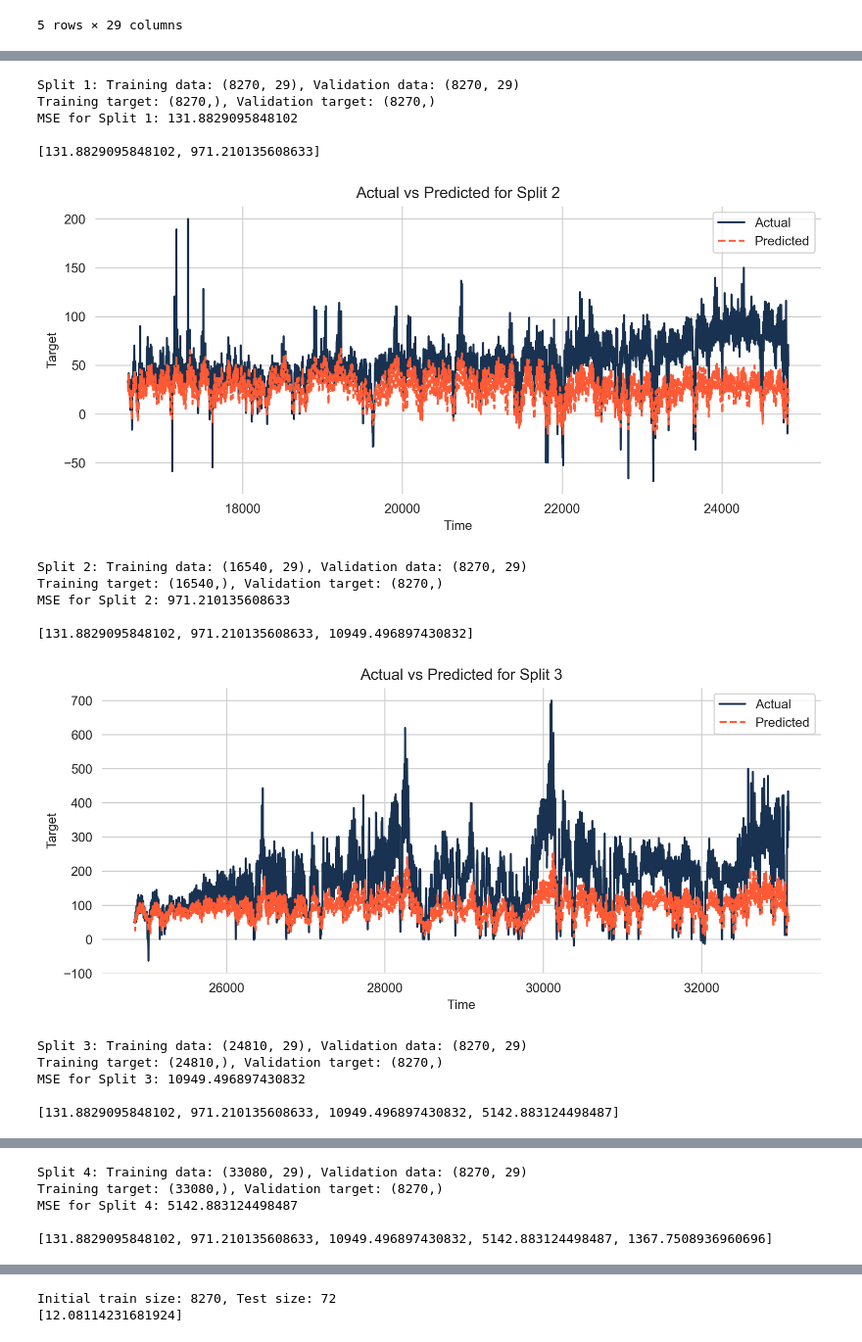
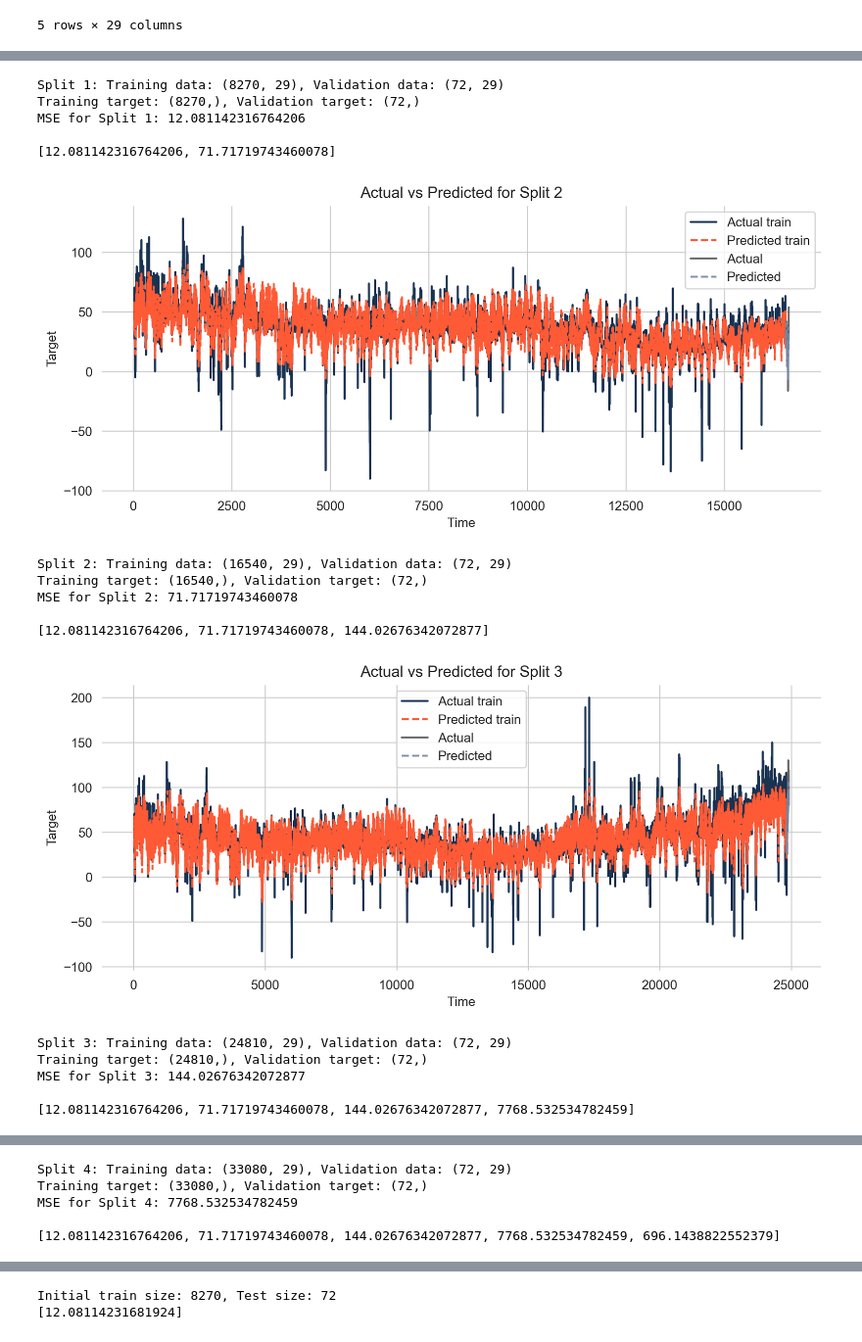
Before and after one commit to rouven-pampus/capstone_project, a Jupyter notebook: notebooks/model_linear_regression.ipynb, the cells around one changed output, grey strips where cells are left out. Shown at 98% size. Saved outputs shown, nothing was run; the diff lists cells and outputs as text; code cells hidden in the pictures.

Commit message:
better lin_regression, check stationarity

```diff
--- a/notebooks/model_linear_regression.ipynb
+++ b/notebooks/model_linear_regression.ipynb
@@ -143,10 +128,12 @@ test_size = int(len(X) / (n_splits + 1))
 print(test_size)
 splits = []
 mse_scores = []
+mse_score_graph = []
+
 
 for i in range(n_splits):
     train_end = (i + 1) * test_size
-    test_end = train_end + test_size
+    test_end = train_end + 72
 
     # Ensure train_end and test_end do not go beyond the length of the dataset
 
@@ -158,18 +145,25 @@ for i in range(n_splits):
     X_test = X.iloc[train_end:test_end]
     y_test = y.iloc[train_end:test_end]
 
+    scaler = StandardScaler()
+
+    X_train_scaled = scaler.fit_transform(X_train)
+    X_test_scaled = scaler.transform(X_test)
     # Ensure no sets are empty
     #f len(X_train) == 0 or len(X_test) == 0 or len(y_train) == 0 or len(y_test) == 0:
     #    break
 
-    splits.append((X_train, X_test, y_train, y_test))
+    splits.append((X_train_scaled, X_test_scaled, y_train, y_test))
 
     # Initialize and train logistic regression model
-    df_linreg = LinearRegression()
-    df_linreg.fit(X_train, y_train)
+    m_linreg = LinearRegression()
+    m_linreg.fit(X_train_scaled, y_train)
 
     # Make predictions on the test set
-    y_pred = df_linreg.predict(X_test)
+    y_pred = m_linreg.predict(X_test_scaled)
+    y_pred_train = m_linreg.predict(X_train_scaled)
+    y_pred_test = y_pred
+
 
     # Calculate accuracy
     mse = mean_squared_error(y_test, y_pred)
@@ -178,6 +172,8 @@ for i in range(n_splits):
 
     # Plotting
     plt.figure(figsize=(10, 4))
+    sns.lineplot(x=y_train.index, y=y_train, label= 'Actual train' )
+    sns.lineplot(x=y_train.index, y=y_pred_train, label= 'Predicted train', linestyle = '--')
     sns.lineplot(x=y_test.index, y=y_test, label='Actual')
     sns.lineplot(x=y_test.index, y=y_pred, label='Predicted', linestyle='--')
     plt.title(f'Actual vs Predicted for Split {i+1}')
@@ -186,14 +182,30 @@ for i in range(n_splits):
     plt.legend()
     plt.show()
 
-
-
     print(f"Split {i+1}: Training data: {X_train.shape}, Validation data: {X_test.shape}")
     print(f"Training target: {y_train.shape}, Validation target: {y_test.shape}")
     print(f"MSE for Split {i+1}: {mse}\n")
 
+    # Calculate MSE
+    mse_train = mean_squared_error(y_train, y_pred_train)
+    mse_test = mean_squared_error(y_test, y_pred_test)
+    # Prepare data for seaborn
+    mse_comparison = pd.DataFrame({ 'Type': ['Train', 'Test'], 'MSE': [mse_train, mse_test], 'split': [i, i] })
+    mse_score_graph.append(mse_comparison)
+
+
+
 # Optional: Average MSE across all splits for overall evaluation
 average_mse = sum(mse_scores) / len(mse_scores)
 print(f"Average MSE across all splits: {average_mse}")
+mse_score_sum = pd.concat(mse_score_graph, axis=0)
+mse_score_sum['split'] = mse_score_sum['split'].astype(int)
+
+# Plot using seaborn
+sns.barplot(x='split', y='MSE', hue='Type', data=mse_score_sum)
+plt.title('Comparison of MSE for Training and Test Sets')
+plt.ylabel('Mean Squared Error')
+plt.xlabel('Dataset Type')
+plt.show()
 # %% [output]
 8270
@@ -202,17 +214,17 @@ print(f"Average MSE across all splits: {average_mse}")
-Split 1: Training data: (8270, 29), Validation data: (8270, 29)
-Training target: (8270,), Validation target: (8270,)
-MSE for Split 1: 131.8829095848102
+Split 1: Training data: (8270, 29), Validation data: (72, 29)
+Training target: (8270,), Validation target: (72,)
+MSE for Split 1: 12.081142316764206
 
-[131.8829095848102, 971.210135608633]
+[12.081142316764206, 71.71719743460078]
-[figure, old version]
+[figure, new version]
-Split 2: Training data: (16540, 29), Validation data: (8270, 29)
-Training target: (16540,), Validation target: (8270,)
-MSE for Split 2: 971.210135608633
+Split 2: Training data: (16540, 29), Validation data: (72, 29)
+Training target: (16540,), Validation target: (72,)
+MSE for Split 2: 71.71719743460078
 
-[131.8829095848102, 971.210135608633, 10949.496897430832]
+[12.081142316764206, 71.71719743460078, 144.02676342072877]
-[figure, old version]
+[figure, new version]
-Split 3: Training data: (24810, 29), Validation data: (8270, 29)
-Training target: (24810,), Validation target: (8270,)
-MSE for Split 3: 10949.496897430832
+Split 3: Training data: (24810, 29), Validation data: (72, 29)
+Training target: (24810,), Validation target: (72,)
+MSE for Split 3: 144.02676342072877
 
-[131.8829095848102, 971.210135608633, 10949.496897430832, 5142.883124498487]
+[12.081142316764206, 71.71719743460078, 144.02676342072877, 7768.532534782459]
@@ -220,5 +232,5 @@ MSE for Split 3: 10949.496897430832
-Split 4: Training data: (33080, 29), Validation data: (8270, 29)
-Training target: (33080,), Validation target: (8270,)
-MSE for Split 4: 5142.883124498487
+Split 4: Training data: (33080, 29), Validation data: (72, 29)
+Training target: (33080,), Validation target: (72,)
+MSE for Split 4: 7768.532534782459
 
-[131.8829095848102, 971.210135608633, 10949.496897430832, 5142.883124498487, 1367.7508936960696]
+[12.081142316764206, 71.71719743460078, 144.02676342072877, 7768.532534782459, 696.1438822552379]
```
Also changed, not shown: parts of 5 cells of this notebook.
